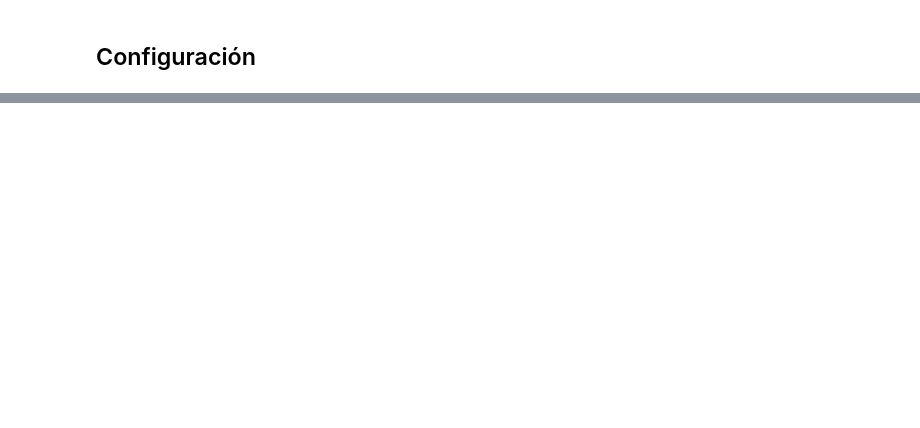
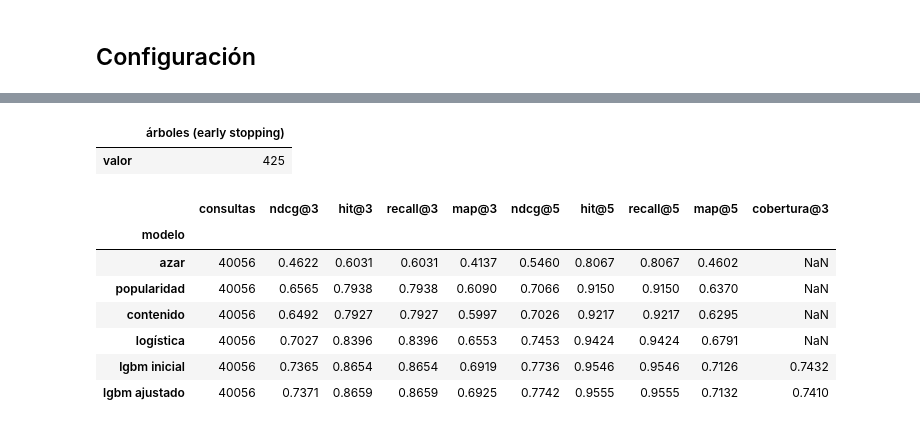
Before and after one commit to Nataliaa05/puzzle-recomendador, a Jupyter notebook: notebooks/12_lightgbm_ranker_optuna.ipynb, the cells around one changed output, grey strips where cells are left out. Drawn from its saved outputs; the diff is of its cells as text; code cells hidden in the pictures; blank space fills up the shorter version.

```diff
--- a/notebooks/12_lightgbm_ranker_optuna.ipynb
+++ b/notebooks/12_lightgbm_ranker_optuna.ipynb
@@ -41,0 +54,8 @@ _Hallazgos y decisiones que pasan al siguiente notebook._
+# %%
+inicial = {"num_leaves": 31, "learning_rate": 0.05, "min_child_samples": 50}
+b0 = fit_ranker(dtr, dva, inicial, num_boost_round=ocfg["num_boost_round"],
+                early_stopping_rounds=mcfg["lgbm_ranker"]["early_stopping_rounds"], seed=SEED)
+s0 = predict(b0, valid, FOR_YOU, dtr.categories)
+res = {"lgbm inicial": rank_metrics(valid.assign(score=s0), ks=KS, seed=SEED).join(segmentos, on="query_id")}
+pd.Series({"árboles (early stopping)": b0.best_iteration,
+           "NDCG@3 valid": summarize(res["lgbm inicial"])["ndcg@3"].iloc[0]}, name="valor").to_frame().T
@@ -41,0 +133,25 @@ _Hallazgos y decisiones que pasan al siguiente notebook._
+# %%
+best = dict(estudio.best_params)
+bf = fit_ranker(dtr, dva, best, num_boost_round=ocfg["num_boost_round"],
+                early_stopping_rounds=mcfg["lgbm_ranker"]["early_stopping_rounds"], seed=SEED)
+sf = predict(bf, valid, FOR_YOU, dtr.categories)
+res["lgbm ajustado"] = rank_metrics(valid.assign(score=sf), ks=KS, seed=SEED).join(segmentos, on="query_id")
+todos = pd.concat([base, *[r.assign(modelo=k) for k, r in res.items()]], ignore_index=True)
+orden = ["azar", "popularidad", "contenido", "logística", "lgbm inicial", "lgbm ajustado"]
+tabla = summarize(todos, by="modelo").set_index("modelo").loc[orden]
+tabla["cobertura@3"] = np.nan
+tabla.loc["lgbm inicial", "cobertura@3"] = catalog_coverage(valid.assign(score=s0), k=3, seed=SEED)
+tabla.loc["lgbm ajustado", "cobertura@3"] = catalog_coverage(valid.assign(score=sf), k=3, seed=SEED)
+display(pd.Series({"árboles (early stopping)": bf.best_iteration}, name="valor").to_frame().T)
+tabla.round(4)
+# %% [output]
+|  | árboles (early stopping) |
+| valor | 425 |
+|  | consultas | ndcg@3 | hit@3 | recall@3 | map@3 | ndcg@5 | hit@5 | recall@5 | map@5 | cobertura@3 |
+| modelo |  |  |  |  |  |  |  |  |  |  |
+| azar | 40056 | 0.4622 | 0.6031 | 0.6031 | 0.4137 | 0.5460 | 0.8067 | 0.8067 | 0.4602 | NaN |
+| popularidad | 40056 | 0.6565 | 0.7938 | 0.7938 | 0.6090 | 0.7066 | 0.9150 | 0.9150 | 0.6370 | NaN |
+| contenido | 40056 | 0.6492 | 0.7927 | 0.7927 | 0.5997 | 0.7026 | 0.9217 | 0.9217 | 0.6295 | NaN |
+| logística | 40056 | 0.7027 | 0.8396 | 0.8396 | 0.6553 | 0.7453 | 0.9424 | 0.9424 | 0.6791 | NaN |
+| lgbm inicial | 40056 | 0.7365 | 0.8654 | 0.8654 | 0.6919 | 0.7736 | 0.9546 | 0.9546 | 0.7126 | 0.7432 |
+| lgbm ajustado | 40056 | 0.7371 | 0.8659 | 0.8659 | 0.6925 | 0.7742 | 0.9555 | 0.9555 | 0.7132 | 0.7410 |
```
Also changed, not shown: parts of 27 cells of this notebook.
